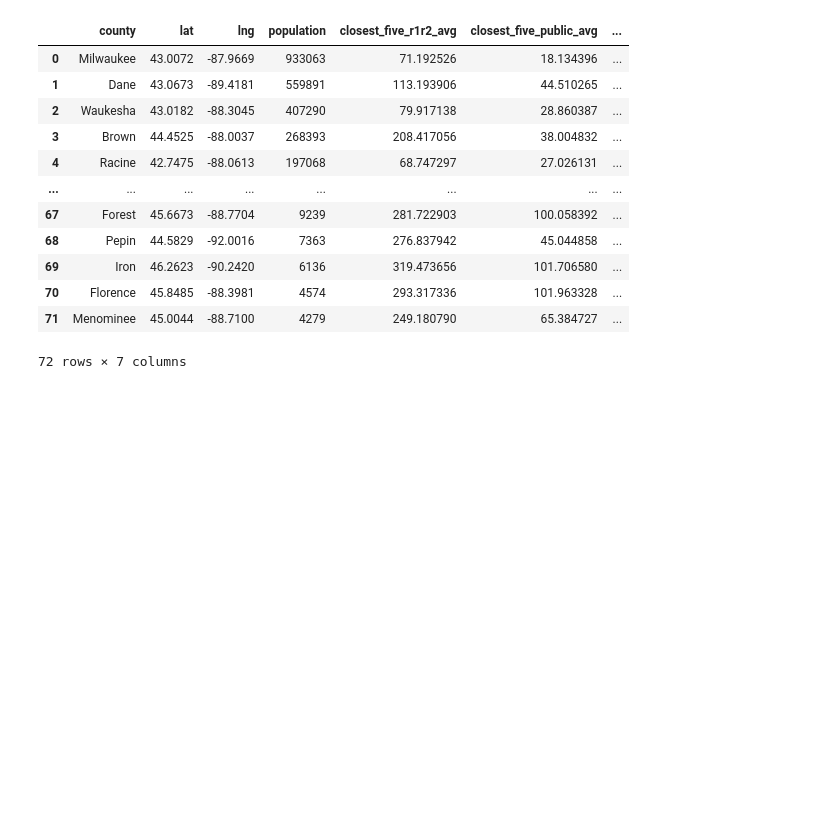
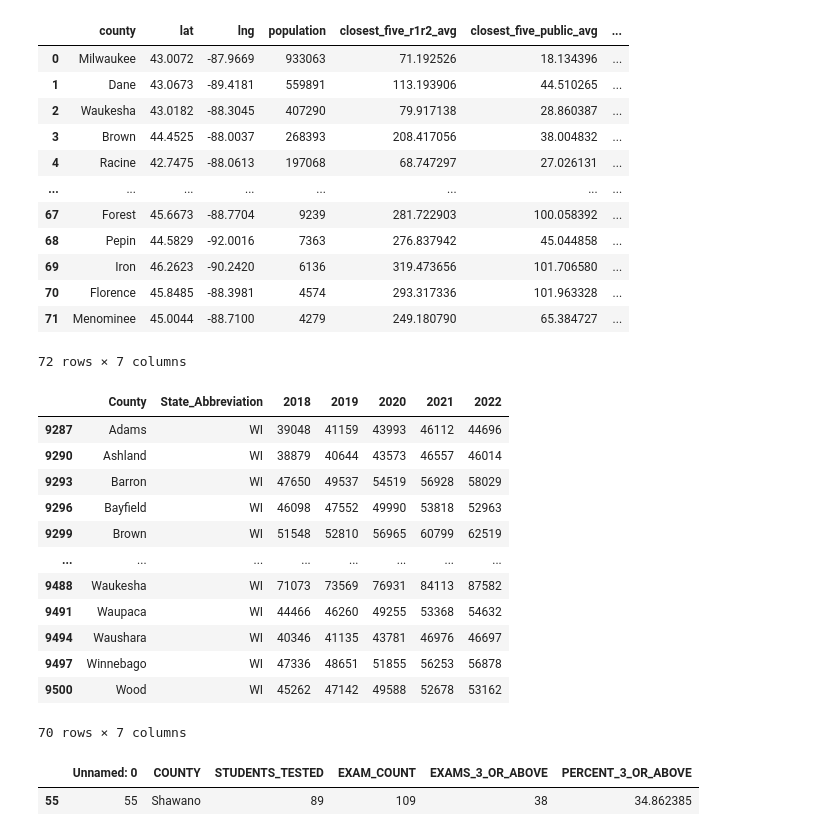
Before and after one commit to mcelhens/AP-Outcomes-to-University-Metrics, a Jupyter notebook: working_with_wisconsin.ipynb, the cells around one changed output. Drawn from its saved outputs; the diff is of its cells as text; code cells hidden in the pictures; blank space fills up the shorter version.

```diff
--- a/working_with_wisconsin.ipynb
+++ b/working_with_wisconsin.ipynb
@@ -173,0 +174,25 @@ wisconsin_counties
+# %%
+incomes = data_loaders.gimmeCountyIncomes()
+# %%
+incomes = incomes[incomes['State_Abbreviation']=='WI']
+# %%
+incomes
+# %% [output]
+|  | County | State_Abbreviation | 2018 | 2019 | 2020 | 2021 | 2022 |
+| 9287 | Adams | WI | 39048 | 41159 | 43993 | 46112 | 44696 |
+| 9290 | Ashland | WI | 38879 | 40644 | 43573 | 46557 | 46014 |
+| 9293 | Barron | WI | 47650 | 49537 | 54519 | 56928 | 58029 |
+| 9296 | Bayfield | WI | 46098 | 47552 | 49990 | 53818 | 52963 |
+| 9299 | Brown | WI | 51548 | 52810 | 56965 | 60799 | 62519 |
+| ... | ... | ... | ... | ... | ... | ... | ... |
+| 9488 | Waukesha | WI | 71073 | 73569 | 76931 | 84113 | 87582 |
+| 9491 | Waupaca | WI | 44466 | 46260 | 49255 | 53368 | 54632 |
+| 9494 | Waushara | WI | 40346 | 41135 | 43781 | 46976 | 46697 |
+| 9497 | Winnebago | WI | 47336 | 48651 | 51855 | 56253 | 56878 |
+| 9500 | Wood | WI | 45262 | 47142 | 49588 | 52678 | 53162 |
+70 rows × 7 columns
+# %%
+wisconsin_2223[wisconsin_2223['COUNTY'].isin(incomes['County'].values) == False]
+# %% [output]
+|  | Unnamed: 0 | COUNTY | STUDENTS_TESTED | EXAM_COUNT | EXAMS_3_OR_ABOVE | PERCENT_3_OR_ABOVE |
+| 55 | 55 | Shawano | 89 | 109 | 38 | 34.862385 |
```
Also changed, not shown: parts of 5 cells of this notebook, 2 other files.
